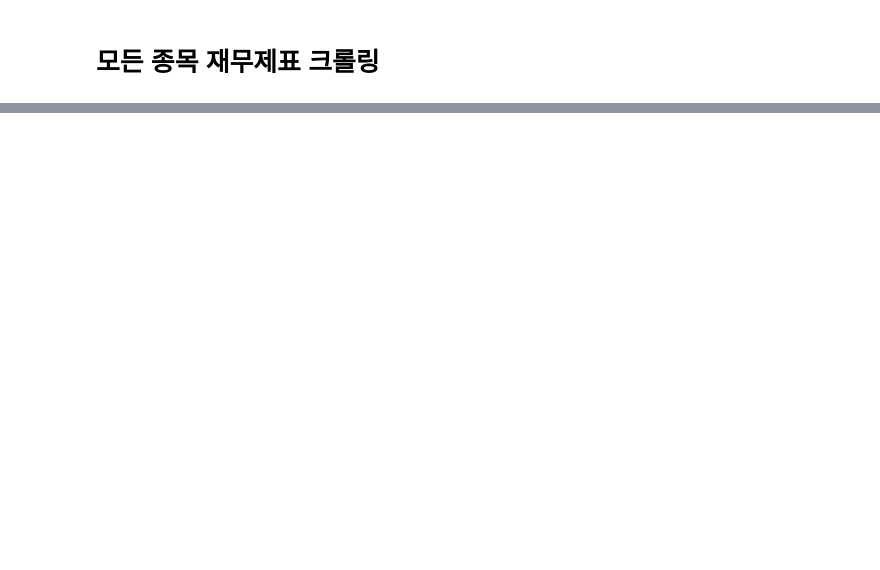
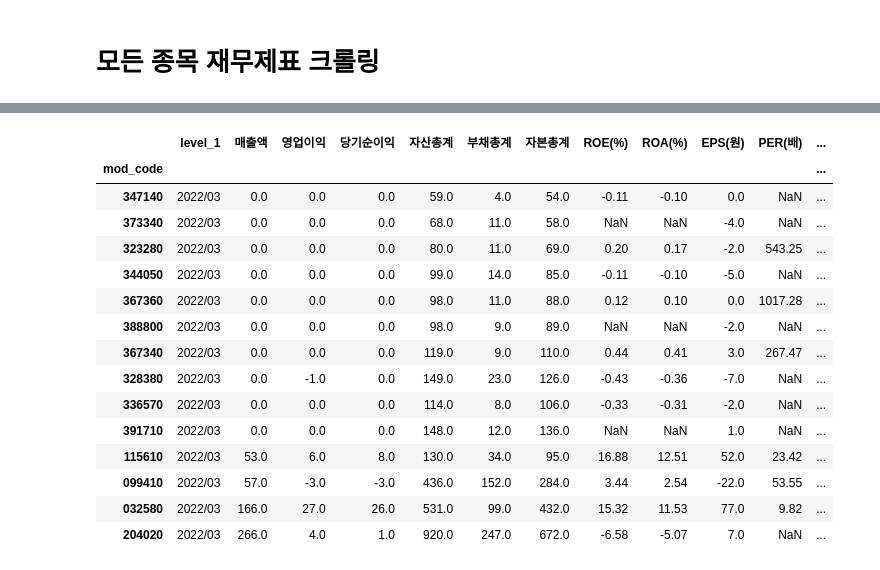
Before and after one commit to 201815054/Project5, a Jupyter notebook: 퀀트 적용.ipynb, the cells around one changed output, grey strips where cells are left out. Drawn from its saved outputs; the diff is of its cells as text; code cells hidden in the pictures; blank space fills up the shorter version.

```diff
--- a/퀀트 적용.ipynb
+++ b/퀀트 적용.ipynb
@@ -167,0 +645,6 @@ code_lis = os.listdir('./data/네이버재무제표')
+# %%
+# df[df.index == '2021-09-01']
+# 2021년 1분기
+low20lis = []
+for i in low20_marcap_data_codes[3]:
+    low20lis.append(df_fs[df_fs.index == i])
@@ -167,0 +762,6 @@ code_lis = os.listdir('./data/네이버재무제표')
+# %%
+# df[df.index == '2021-09-01']
+# 2021년 1분기
+low20lis = []
+for i in low20_marcap_data_codes[4]:
+    low20lis.append(df_fs[df_fs.index == i])
@@ -167,0 +788,2 @@ code_lis = os.listdir('./data/네이버재무제표')
+# %%
+df202203 = pd.concat(low20lis)
@@ -167,0 +808,21 @@ code_lis = os.listdir('./data/네이버재무제표')
+# %%
+df202203 = df202203[df202203['level_1'] == '2022/03']
+# %%
+df202203
+# %% [output]
+|  | level_1 | 매출액 | 영업이익 | 당기순이익 | 자산총계 | 부채총계 | 자본총계 | ROE(%) | ROA(%) | EPS(원) | PER(배) | ... |
+| mod_code |  |  |  |  |  |  |  |  |  |  |  | ... |
+| 347140 | 2022/03 | 0.0 | 0.0 | 0.0 | 59.0 | 4.0 | 54.0 | -0.11 | -0.10 | 0.0 | NaN | ... |
+| 373340 | 2022/03 | 0.0 | 0.0 | 0.0 | 68.0 | 11.0 | 58.0 | NaN | NaN | -4.0 | NaN | ... |
+| 323280 | 2022/03 | 0.0 | 0.0 | 0.0 | 80.0 | 11.0 | 69.0 | 0.20 | 0.17 | -2.0 | 543.25 | ... |
+| 344050 | 2022/03 | 0.0 | 0.0 | 0.0 | 99.0 | 14.0 | 85.0 | -0.11 | -0.10 | -5.0 | NaN | ... |
+| 367360 | 2022/03 | 0.0 | 0.0 | 0.0 | 98.0 | 11.0 | 88.0 | 0.12 | 0.10 | 0.0 | 1017.28 | ... |
+| 388800 | 2022/03 | 0.0 | 0.0 | 0.0 | 98.0 | 9.0 | 89.0 | NaN | NaN | -2.0 | NaN | ... |
+| 367340 | 2022/03 | 0.0 | 0.0 | 0.0 | 119.0 | 9.0 | 110.0 | 0.44 | 0.41 | 3.0 | 267.47 | ... |
+| 328380 | 2022/03 | 0.0 | -1.0 | 0.0 | 149.0 | 23.0 | 126.0 | -0.43 | -0.36 | -7.0 | NaN | ... |
+| 336570 | 2022/03 | 0.0 | 0.0 | 0.0 | 114.0 | 8.0 | 106.0 | -0.33 | -0.31 | -2.0 | NaN | ... |
+| 391710 | 2022/03 | 0.0 | 0.0 | 0.0 | 148.0 | 12.0 | 136.0 | NaN | NaN | 1.0 | NaN | ... |
+| 115610 | 2022/03 | 53.0 | 6.0 | 8.0 | 130.0 | 34.0 | 95.0 | 16.88 | 12.51 | 52.0 | 23.42 | ... |
+| 099410 | 2022/03 | 57.0 | -3.0 | -3.0 | 436.0 | 152.0 | 284.0 | 3.44 | 2.54 | -22.0 | 53.55 | ... |
+| 032580 | 2022/03 | 166.0 | 27.0 | 26.0 | 531.0 | 99.0 | 432.0 | 15.32 | 11.53 | 77.0 | 9.82 | ... |
+| 204020 | 2022/03 | 266.0 | 4.0 | 1.0 | 920.0 | 247.0 | 672.0 | -6.58 | -5.07 | 7.0 | NaN | ... |
```
Also changed, not shown: parts of 169 cells of this notebook, 3 other files.
